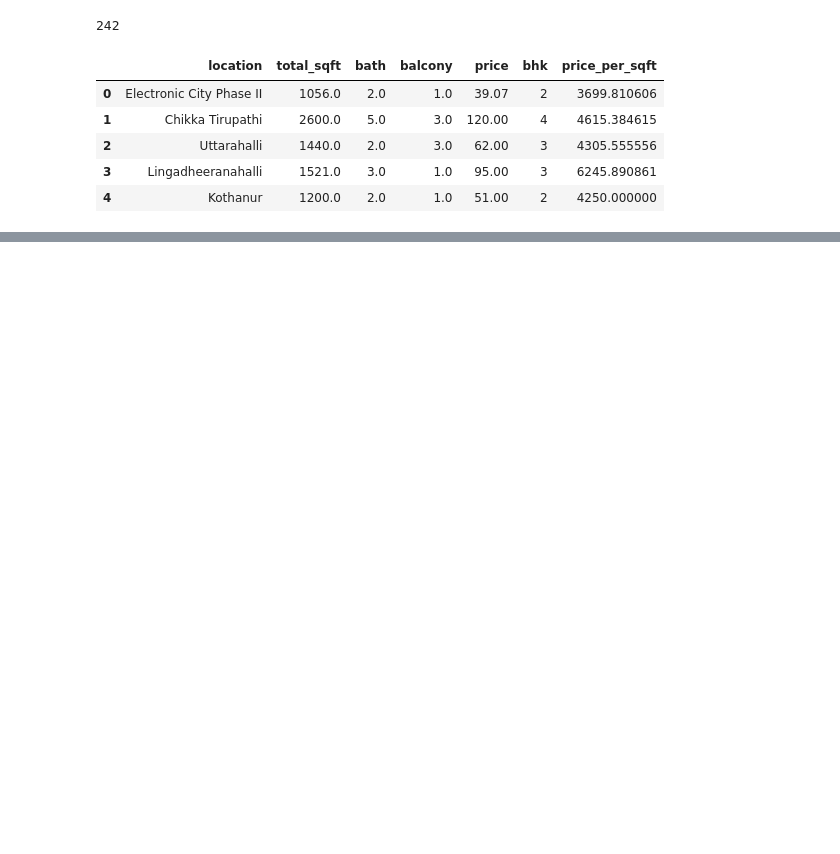
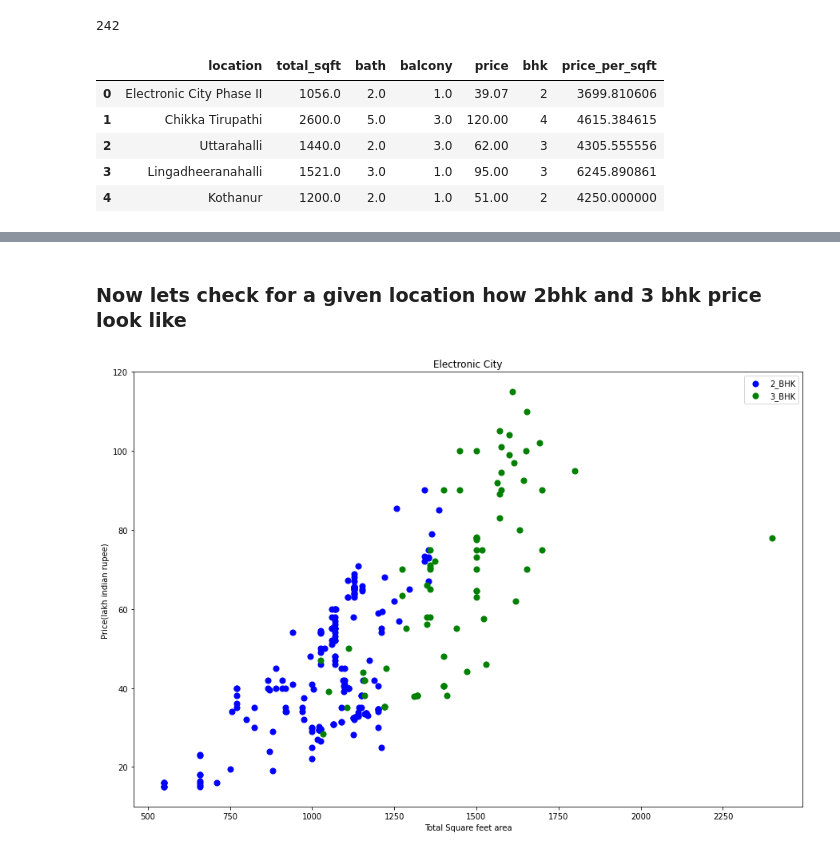
Before and after one commit to ChitranDev/DataScience-Room-Price-Prediction-proj, a Jupyter notebook: model/bhp prediction tried.ipynb, the cells around one changed output, grey strips where cells are left out. Drawn from its saved outputs; the diff is of its cells as text; code cells hidden in the pictures; blank space fills up the shorter version.

Commit message:
outlier removal and scatter plot

```diff
--- a/model/bhp prediction tried.ipynb
+++ b/model/bhp prediction tried.ipynb
@@ -298,0 +291,11 @@ Name: price_per_sqft, dtype: float64
+# %%
+def remove_pps_outliers(df):
+    df_out = pd.DataFrame()
+    for location,subdf in df.groupby("location"):
+        mean = np.mean(subdf.price_per_sqft)
+        std = np.std(subdf.price_per_sqft)
+        reduced_df = subdf[(subdf.price_per_sqft >(mean-std)) & (subdf.price_per_sqft < (mean+std))]
+        df_out = pd.concat([df_out,reduced_df],ignore_index=True)
+    return df_out
+df = remove_pps_outliers(df)
+df.shape
@@ -298,0 +316,17 @@ Name: price_per_sqft, dtype: float64
+# %% [markdown]
+### Now lets check for a given location how 2bhk and 3 bhk price look like
+# %%
+def plot_scatter_chart(df,locat):
+    df_2bhk = df[(df.location==locat) & (df.bhk==2)]
+    df_3bhk = df[(df.location==locat) & (df.bhk==3)]
+    matplotlib.rcParams['figure.figsize'] = (15,10)
+    plt.scatter(df_2bhk.total_sqft,df_2bhk.price,color='blue',label='2_BHK',s=50)
+    plt.scatter(df_3bhk.total_sqft,df_3bhk.price,color='green',label='3_BHK',s=50)
+    plt.xlabel("Total Square feet area")
+    plt.ylabel("Price(lakh indian rupee) ")
+    plt.title(locat)
+    plt.legend()
+
+plot_scatter_chart(df,"Electronic City")
+# %% [output]
+[figure, added]
```
Also changed, not shown: parts of 9 cells of this notebook.
